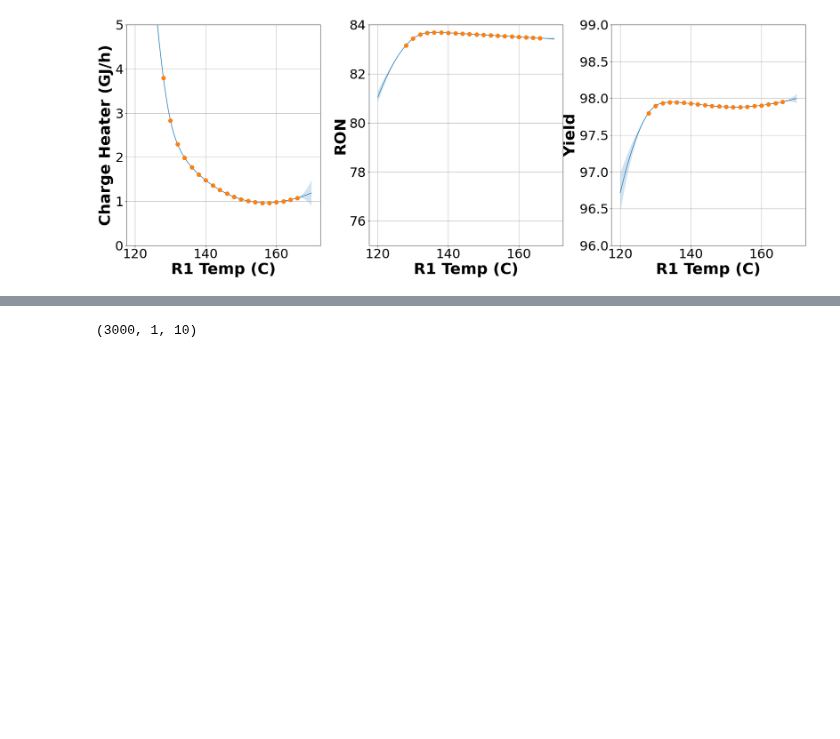
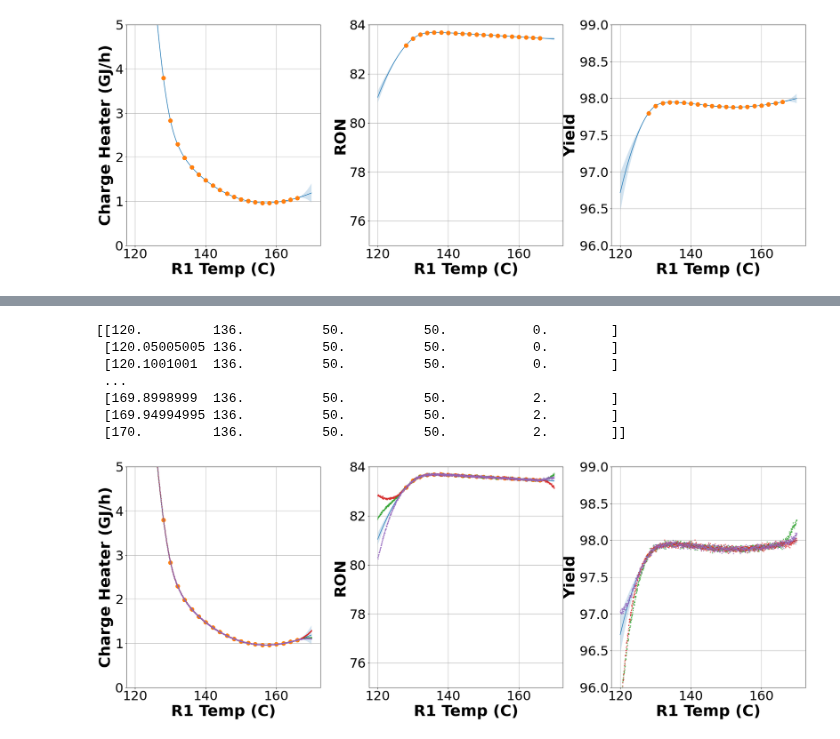
Before and after one commit to KISRDevelopment/iso-exploration, a Jupyter notebook: plot_nn_uncertainty.ipynb, the cells around one changed output, grey strips where cells are left out. Drawn from its saved outputs; the diff is of its cells as text; code cells hidden in the pictures; blank space fills up the shorter version.

```diff
--- a/plot_nn_uncertainty.ipynb
+++ b/plot_nn_uncertainty.ipynb
@@ -186,2 +164,7 @@ plt.subplots_adjust(wspace=0.25)
 # %%
-samples = m.posterior_samples(newX, Y_metadata=noise_dict)
+import gp #import the module here, so that it can be reloaded.
+importlib.reload(gp)
+
+model = gp.GPModel({})
+model.train(Xtrain, Ytrain)
+samples = model.predict(Xstar)
@@ -188,4 +179,57 @@ samples = m.posterior_samples(newX, Y_metadata=noise_dict)
 # %%
-samples.shape
+samples = model.predict(Xstar,100)
 # %% [output]
-(3000, 1, 10)
+[[120.         136.          50.          50.           0.        ]
+ [120.05005005 136.          50.          50.           0.        ]
+ [120.1001001  136.          50.          50.           0.        ]
+ ...
+ [169.8998999  136.          50.          50.           2.        ]
+ [169.94994995 136.          50.          50.           2.        ]
+ [170.         136.          50.          50.           2.        ]]
+# %%
+
+f, axes = plt.subplots(1, 3, figsize=(30, 10))
+
+ax = axes[0]
+ax.plot(r1temps, mu[:, 0] / 1e6, '-')
+ax.fill_between(r1temps, a[:,0]/1e6, b[:,0]/1e6, alpha=0.2)
+ax.plot(Xtrain[:, 0], Ytrain[:,0] / 1e6, 'o', markersize=10)
+ax.tick_params(axis='x', labelsize=32)
+ax.tick_params(axis='y', labelsize=32)
+ax.set_xlabel('R1 Temp (C)', fontsize=38, fontweight='bold')
+ax.set_ylabel('Charge Heater (GJ/h)', fontsize=38, fontweight='bold')
+ax.grid(True)
+ax.set_ylim([0, 5])
+for s in range(samples.shape[2]):
+    ax.plot(r1temps, samples[s, :, 0]/1e6, marker='x', linestyle='', markersize=2)
+
+ax = axes[1]
+ax.plot(r1temps, mu[:, 1], '-')
+ax.fill_between(r1temps, a[:,1], b[:,1], alpha=0.2)
+ax.plot(Xtrain[:, 0], Ytrain[:,1], 'o', markersize=10)
+ax.tick_params(axis='x', labelsize=32)
+ax.tick_params(axis='y', labelsize=32)
+ax.set_xlabel('R1 Temp (C)', fontsize=38, fontweight='bold')
+ax.set_ylabel('RON', fontsize=38, fontweight='bold')
+ax.grid(True)
+ax.set_ylim([75, 84])
+for s in range(samples.shape[2]):
+    ax.plot(r1temps, samples[s, :, 1], marker='x', linestyle='', markersize=2)
+
+
+ax = axes[2]
+ax.plot(r1temps, mu[:, 2], '-')
+ax.fill_between(r1temps, a[:,2], b[:,2], alpha=0.2)
+ax.plot(Xtrain[:, 0], Ytrain[:,2], 'o', markersize=10)
+ax.tick_params(axis='x', labelsize=32)
+ax.tick_params(axis='y', labelsize=32)
+ax.set_xlabel('R1 Temp (C)', fontsize=38, fontweight='bold')
+ax.set_ylabel('Yield', fontsize=38, fontweight='bold')
+ax.grid(True)
+ax.set_ylim([96, 99])
+for s in range(samples.shape[2]):
+    ax.plot(r1temps, samples[s, :, 2], marker='x', linestyle='', markersize=2)
+
+plt.subplots_adjust(wspace=0.25)
+# %% [output]
+[figure, added]
```
Also changed, not shown: parts of 8 cells of this notebook, 4 other files.
